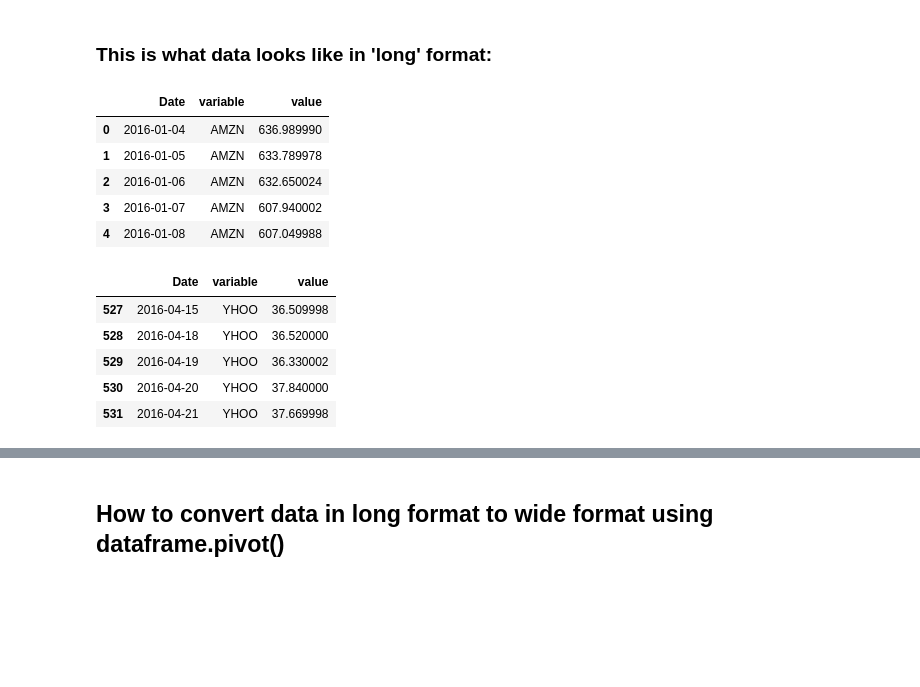
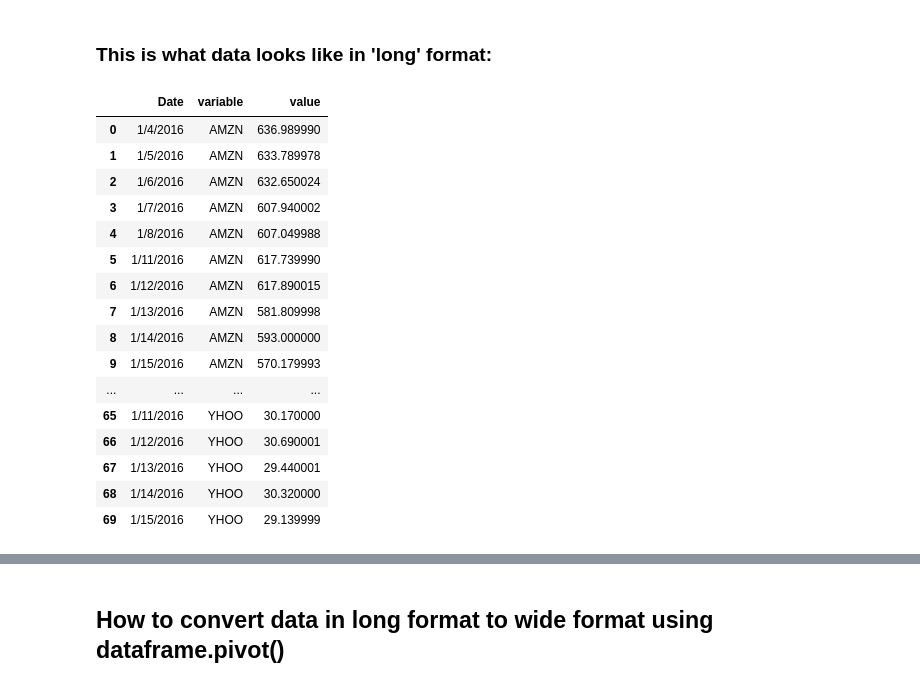
Before and after one commit to pybokeh/jupyter_notebooks, a Jupyter notebook: pandas/PandasCheatSheet.ipynb, the cells around one changed output, grey strips where cells are left out. Saved outputs shown, nothing was run; the diff lists cells and outputs as text; code cells hidden in the pictures; blank space fills up the shorter version.

```diff
--- a/pandas/PandasCheatSheet.ipynb
+++ b/pandas/PandasCheatSheet.ipynb
@@ -1800,0 +1726,3 @@ df.head(10)
+# %%
+df = pd.read_clipboard()
+df
@@ -1802,22 +1742,24 @@ df.head(10)
 ### This is what data looks like in 'long' format:
 # %%
 df_long = pd.melt(df, id_vars=['Date']).dropna()
-df_long.head()
+df_long
 # %% [output]
 |  | Date | variable | value |
-| 0 | 2016-01-04 | AMZN | 636.989990 |
-| 1 | 2016-01-05 | AMZN | 633.789978 |
-| 2 | 2016-01-06 | AMZN | 632.650024 |
-| 3 | 2016-01-07 | AMZN | 607.940002 |
-| 4 | 2016-01-08 | AMZN | 607.049988 |
+| 0 | 1/4/2016 | AMZN | 636.989990 |
+| 1 | 1/5/2016 | AMZN | 633.789978 |
+| 2 | 1/6/2016 | AMZN | 632.650024 |
+| 3 | 1/7/2016 | AMZN | 607.940002 |
+| 4 | 1/8/2016 | AMZN | 607.049988 |
+| 5 | 1/11/2016 | AMZN | 617.739990 |
+| 6 | 1/12/2016 | AMZN | 617.890015 |
+| 7 | 1/13/2016 | AMZN | 581.809998 |
+| 8 | 1/14/2016 | AMZN | 593.000000 |
+| 9 | 1/15/2016 | AMZN | 570.179993 |
+| ... | ... | ... | ... |
+| 65 | 1/11/2016 | YHOO | 30.170000 |
+| 66 | 1/12/2016 | YHOO | 30.690001 |
+| 67 | 1/13/2016 | YHOO | 29.440001 |
+| 68 | 1/14/2016 | YHOO | 30.320000 |
+| 69 | 1/15/2016 | YHOO | 29.139999 |
-# %%
-df_long.tail()
-# %% [output]
-|  | Date | variable | value |
-| 527 | 2016-04-15 | YHOO | 36.509998 |
-| 528 | 2016-04-18 | YHOO | 36.520000 |
-| 529 | 2016-04-19 | YHOO | 36.330002 |
-| 530 | 2016-04-20 | YHOO | 37.840000 |
-| 531 | 2016-04-21 | YHOO | 37.669998 |
 # %%
 df_long.rename(columns={'variable': 'Stock', 'value':'Price'},inplace=True)
```
Also changed, not shown: parts of 183 cells of this notebook, 1 other file.
